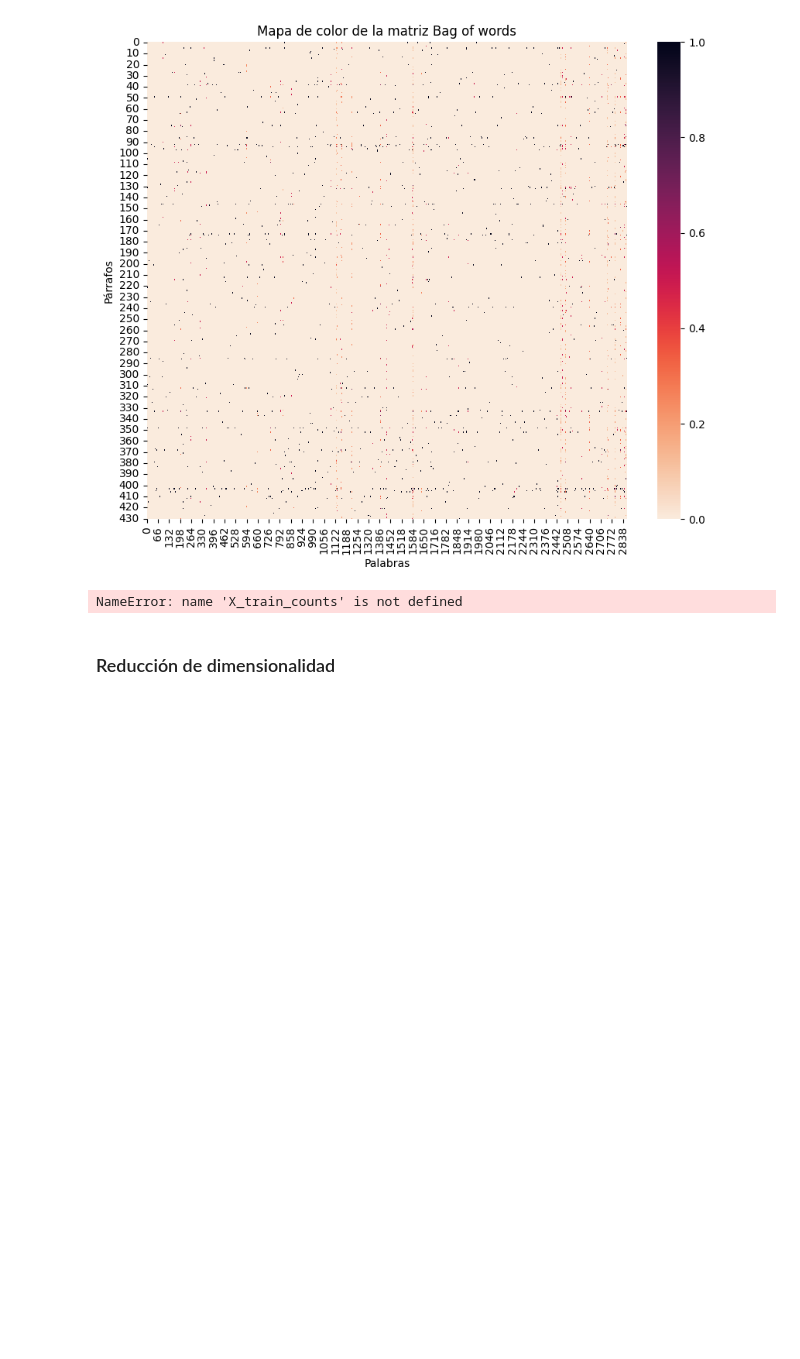
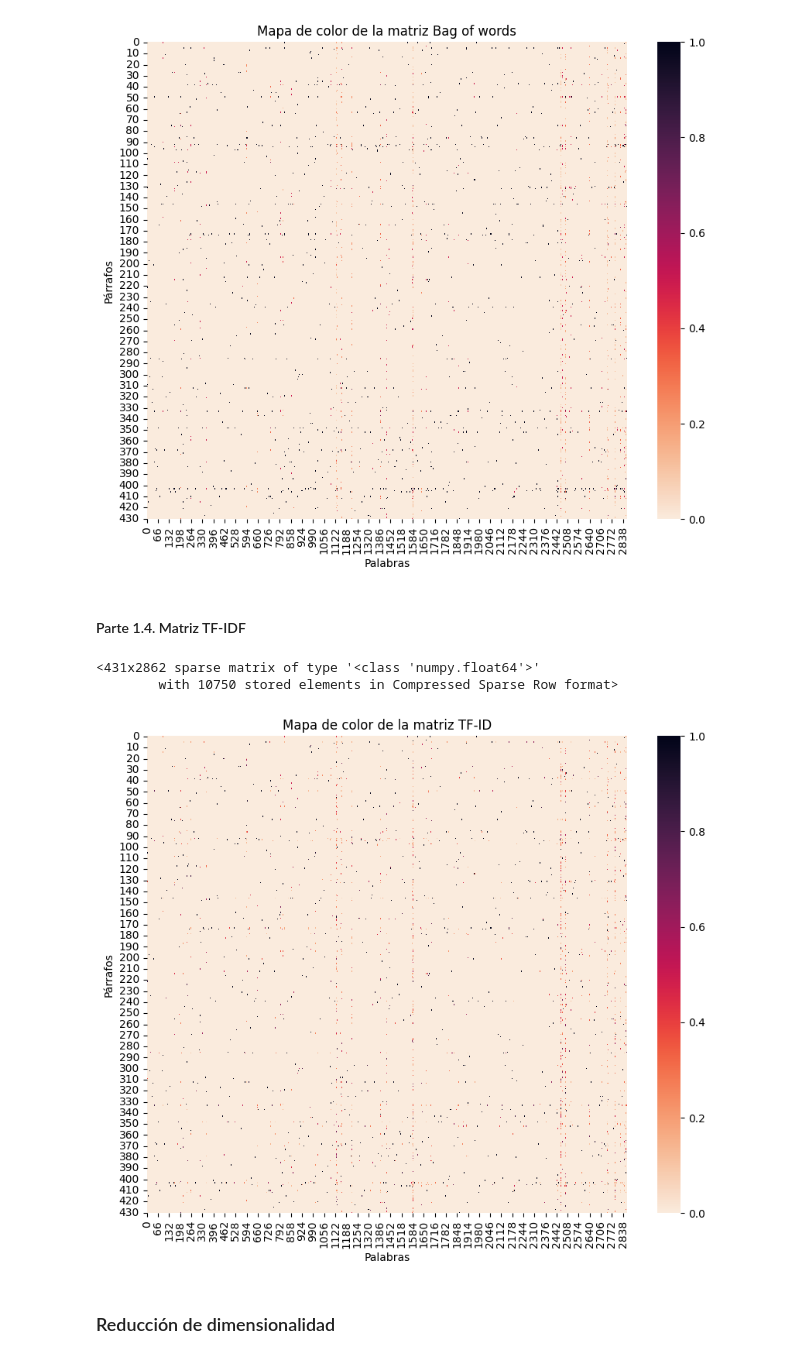
Before and after one commit to lupish/introcd_grupo_17, a Jupyter notebook: Tarea_2/shakespeare_tarea_2.ipynb, the cells around one changed output. Saved outputs shown, nothing was run; the diff lists cells and outputs as text; code cells hidden in the pictures; blank space fills up the shorter version.

Commit message:
Parte 1.4 y 1.5 sin opcional

```diff
--- a/Tarea_2/shakespeare_tarea_2.ipynb
+++ b/Tarea_2/shakespeare_tarea_2.ipynb
@@ -341,11 +362,40 @@ plt.ylabel("Párrafos")
 plt.show()
 # %% [output]
 [figure]
-# %%
-tf_idf = TfidfTransformer(use_idf=False)
-X_train_tf = tf_idf.fit_transform(X_train_counts)
-X_train_tf
-# %% [output]
-NameError: name 'X_train_counts' is not defined
+# %% [markdown]
+#### Parte 1.4. Matriz TF-IDF
+# %%
+# Parte 1.4. Obtenga la matriz TF-IDF
+
+tf_idf = TfidfTransformer(use_idf=False)
+X_train_tf = tf_idf.fit_transform(X_train_counts)
+X_train_tf # matriz TF-IDF
+# Fila = párrafo de la obra, la cantidad de filas es len(X_train)
+# Columna = palabra, la cantidad de columnas es la cantidad de palabras unicas en X_train
+# Celda = importancia relativa de la palabra en el párrafo, considerando su frecuencia de aparición en el párrafo y como su relevancia en el contexto general
+# %% [output]
+<431x2862 sparse matrix of type '<class 'numpy.float64'>'
+        with 10750 stored elements in Compressed Sparse Row format>
+# %%
+# graficar la matriz de TF-IDF
+
+# normalizar los valores de la matriz
+dense_matrix = X_train_tf.toarray()
+scaler = MinMaxScaler()
+normalized_matrix = scaler.fit_transform(dense_matrix)
+
+# heatmap
+plt.figure(figsize=(10, 8))
+cmap = sb.color_palette("rocket_r", as_cmap=True)
+sb.heatmap(normalized_matrix, cmap=cmap)
+
+plt.title("Mapa de color de la matriz TF-ID")
+plt.xlabel("Palabras")
+plt.ylabel("Párrafos")
+
+# Mostrar el mapa de calor
+plt.show()
+# %% [output]
+[figure, added]
 # %% [markdown]
 ### Reducción de dimensionalidad
```
Also changed, not shown: parts of 15 cells of this notebook.
